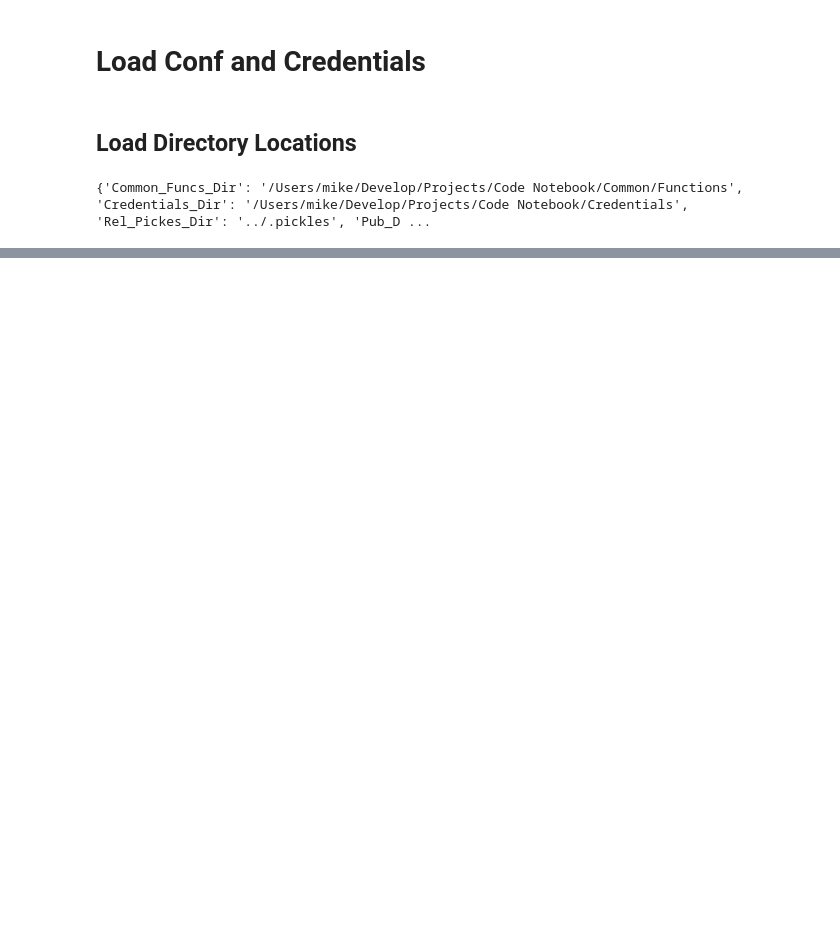
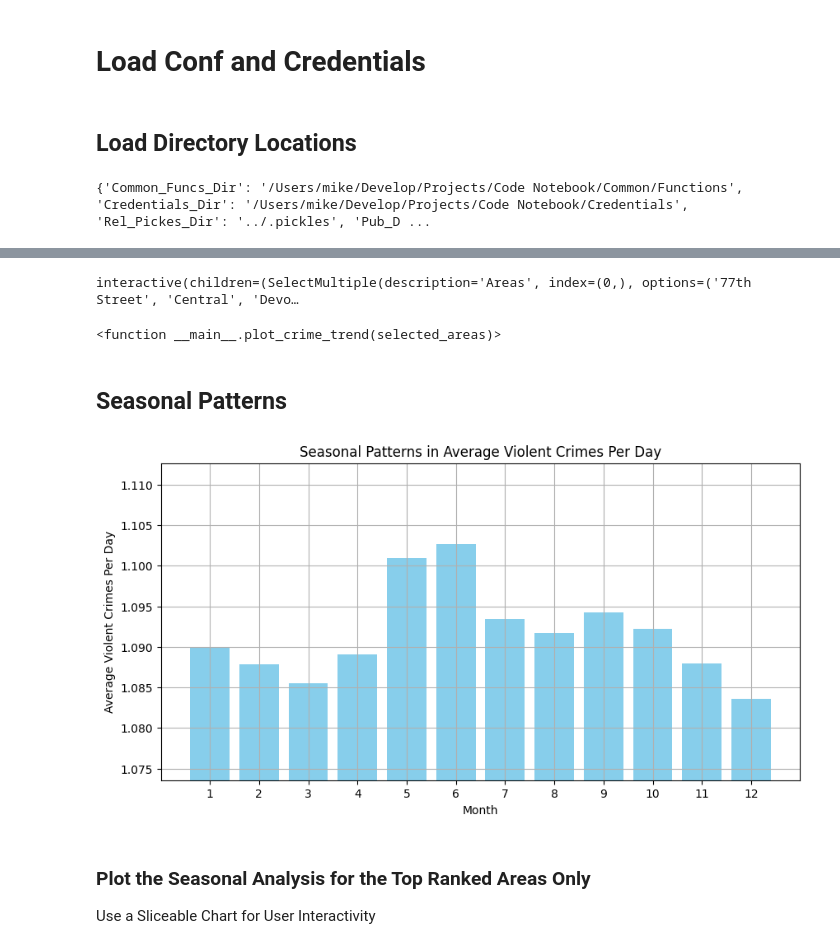
Before and after one commit to mcancell/Py-ETL-Notebook, a Jupyter notebook: Datasets/LA PD Crime Data/Analyze/Analyze_Crime_Data.ipynb, the cells around one changed output, grey strips where cells are left out. Saved outputs shown, nothing was run; the diff lists cells and outputs as text; code cells hidden in the pictures; blank space fills up the shorter version.

Commit message:
Transitioned v2 to main .ipynb file

```diff
--- a/Datasets/LA PD Crime Data/Analyze/Analyze_Crime_Data.ipynb
+++ b/Datasets/LA PD Crime Data/Analyze/Analyze_Crime_Data.ipynb
@@ -286,0 +150,71 @@ plt.show()
+# %%
+import pandas as pd
+import matplotlib.pyplot as plt
+
+# Install ipywidgets if not already installed
+# %pip install ipywidgets
+
+import ipywidgets as widgets
+from ipywidgets import interact
+
+# Filter the crime_data to include only the highest ranked crime areas
+top_ranked_areas = crime_data[crime_data['rank_avg_crimes_per_day_by_mon_area_crmcd'] == 1]
+
+# Create a pivot table for the trend of average Violent Crimes per day over time by area
+crime_trend_pivot = top_ranked_areas.pivot_table(
+    index=top_ranked_areas['datemon_occ'].dt.to_period('M'),
+    columns='area_name',
+    values='avg_crimes_per_day',
+    aggfunc='mean'
+)
+
+# Function to plot the trend of average Violent Crimes per day over time for selected areas
+def plot_crime_trend(selected_areas):
+    plt.figure(figsize=(15, 10))
+    for area in selected_areas:
+        plt.plot(crime_trend_pivot.index.astype(str), crime_trend_pivot[area], marker='o', label=area)
+    plt.title('Trend of Average Violent Crimes Per Day Over Time by Area')
+    plt.xlabel('Date')
+    plt.ylabel('Average Violent Crimes Per Day')
+    plt.xticks(rotation=90)
+    plt.legend(title='Area')
+    plt.grid(True)
+    plt.show()
+
+# Create a multi-select widget for areas
+area_selector = widgets.SelectMultiple(
+    options=crime_trend_pivot.columns,
+    value=[crime_trend_pivot.columns[0]],
+    description='Areas',
+    disabled=False
+)
+
+# Use the interact function to create the slicer interface
+interact(plot_crime_trend, selected_areas=area_selector)
+# %% [output]
+interactive(children=(SelectMultiple(description='Areas', index=(0,), options=('77th Street', 'Central', 'Devo…
+<function __main__.plot_crime_trend(selected_areas)>
+# %% [markdown]
+## Seasonal Patterns
+# %%
+import numpy as np
+
+# Analyze seasonal patterns by grouping by month
+crime_data['month'] = crime_data['datemon_occ'].dt.month
+seasonal_pattern = crime_data.groupby('month')['avg_crimes_per_day'].mean().reset_index()
+
+# Plot the seasonal patterns
+plt.figure(figsize=(10, 5))
+plt.bar(seasonal_pattern['month'], seasonal_pattern['avg_crimes_per_day'], color='skyblue')
+plt.title('Seasonal Patterns in Average Violent Crimes Per Day')
+plt.xlabel('Month')
+plt.ylabel('Average Violent Crimes Per Day')
+plt.xticks(seasonal_pattern['month'])
+plt.ylim(seasonal_pattern['avg_crimes_per_day'].min() - 0.01, seasonal_pattern['avg_crimes_per_day'].max() + 0.01)
+plt.grid(True)
+plt.show()
+# %% [output]
+[figure, added]
+# %% [markdown]
+### Plot the Seasonal Analysis for the Top Ranked Areas Only
+Use a Sliceable Chart for User Interactivity
```
Also changed, not shown: parts of 50 cells of this notebook.
